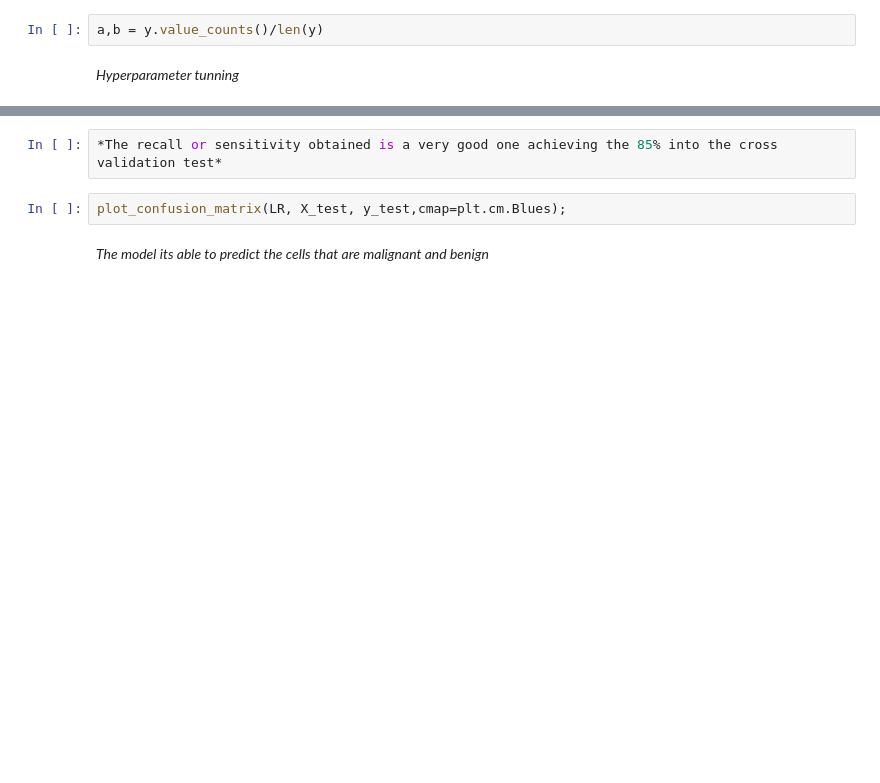
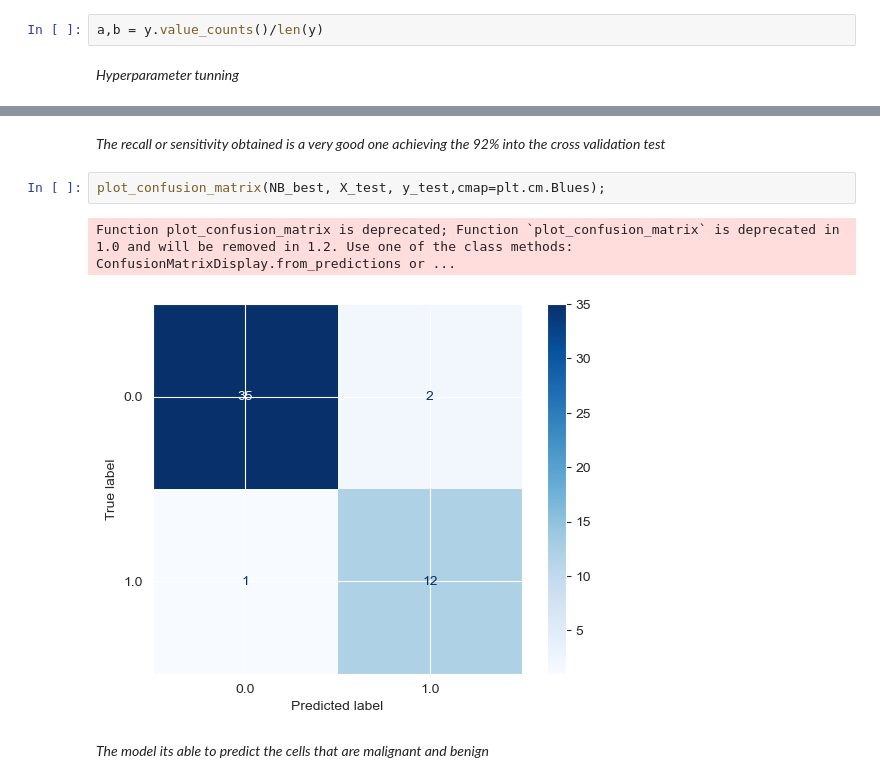
Before and after one commit to niconomist98/BreastCancerClassml, a Jupyter notebook: models/modelo1.ipynb, the cells around one changed output, grey strips where cells are left out. Drawn from its saved outputs; the diff is of its cells as text; blank space fills up the shorter version.

```diff
--- a/models/modelo1.ipynb
+++ b/models/modelo1.ipynb
@@ -141,7 +290,10 @@ print(classification_report(y_test, y_pred))
-# %%
-*The recall or sensitivity obtained is a very good one achieving the 85% into the cross validation test*
+# %% [markdown]
+*The recall or sensitivity obtained is a very good one achieving the 92% into the cross validation test*
 # %%
-plot_confusion_matrix(LR, X_test, y_test,cmap=plt.cm.Blues);
+plot_confusion_matrix(NB_best, X_test, y_test,cmap=plt.cm.Blues);
+# %% [output]
+Function plot_confusion_matrix is deprecated; Function `plot_confusion_matrix` is deprecated in 1.0 and will be removed in 1.2. Use one of the class methods: ConfusionMatrixDisplay.from_predictions or ...
+[figure, added]
 # %% [markdown]
 *The model its able to predict the cells that are malignant and benign*
 # %%
```
Also changed, not shown: parts of 25 cells of this notebook, 3 other files.
